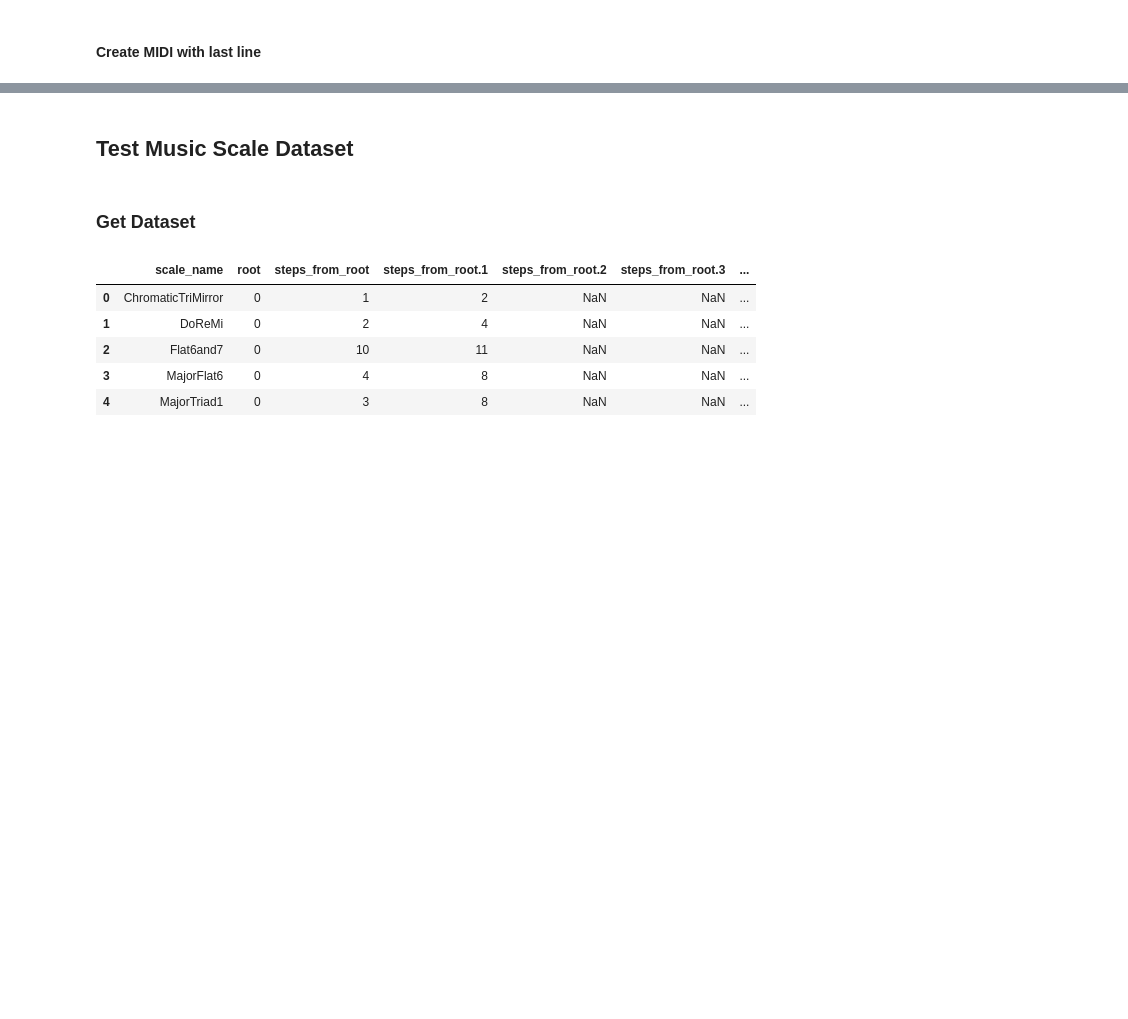
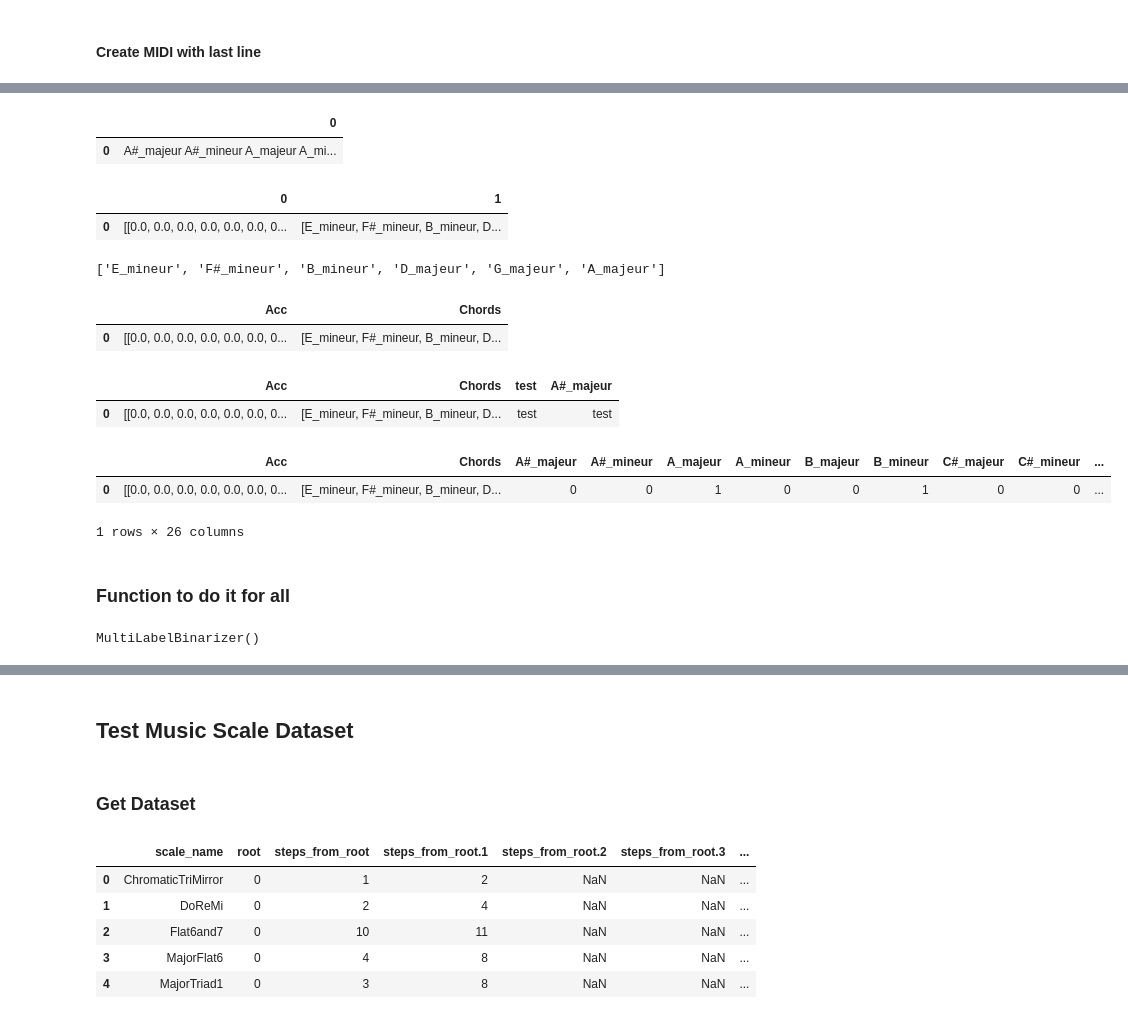
Before and after one commit to KarlVoncq/MIDIComposingAI, a Jupyter notebook: notebooks/dianehb_notebook.ipynb, the cells around one changed output, grey strips where cells are left out. Drawn from its saved outputs; the diff is of its cells as text; code cells hidden in the pictures; blank space fills up the shorter version.

```diff
--- a/notebooks/dianehb_notebook.ipynb
+++ b/notebooks/dianehb_notebook.ipynb
@@ -165,0 +345,8 @@ cello_c_chord.write('raw_data/guitar-test2-chord.mid')
+# %%
+chords = [key for key, value in chords_dict.items() if set(value).issubset(pitches)]
+
+# for key, value in chords_dict.items():
+#     if set(value).issubset(pitches):
+#         chords.append(key)
+
+# https://stackoverflow.com/questions/3847386/how-to-test-if-a-list-contains-another-list
@@ -165,0 +375,3 @@ cello_c_chord.write('raw_data/guitar-test2-chord.mid')
+# %%
+# Iterating for all X_train
+test = [[X_train[0], chords]]
@@ -165,0 +382,16 @@ cello_c_chord.write('raw_data/guitar-test2-chord.mid')
+# %%
+df
+# %% [output]
+|  | 0 |
+| 0 | A#_majeur A#_mineur A_majeur A_mi... |
+# %%
+df = pd.DataFrame(test, columns=['Acc', 'Chords'])
+# %%
+df
+# %% [output]
+|  | 0 | 1 |
+| 0 | [[0.0, 0.0, 0.0, 0.0, 0.0, 0.0, 0... | [E_mineur, F#_mineur, B_mineur, D... |
+# %%
+test[1]
+# %% [output]
+['E_mineur', 'F#_mineur', 'B_mineur', 'D_majeur', 'G_majeur', 'A_majeur']
@@ -165,0 +400,35 @@ cello_c_chord.write('raw_data/guitar-test2-chord.mid')
+# %%
+df
+# %% [output]
+|  | Acc | Chords |
+| 0 | [[0.0, 0.0, 0.0, 0.0, 0.0, 0.0, 0... | [E_mineur, F#_mineur, B_mineur, D... |
+# %%
+df['A#_majeur'] = 'test'
+df['A#_mineur'] = 'test'
+df['A_majeur'] = 'test'
+df['A_mineur'] = 'test'
+df['B_majeur'] = 'test'
+df['B_mineur'] = 'test'
+df['C#_majeur'] = 'test'
+df['C#_mineur'] = 'test'
+df['C_majeur'] = 'test'
+df['C_mineur'] = 'test'
+df['D#_majeur'] = 'test'
+df['D#_mineur'] = 'test'
+df['D_majeur'] = 'test'
+df['D_mineur'] = 'test'
+df['E_majeur'] = 'test'
+df['E_mineur'] = 'test'
+df['F#_majeur'] = 'test'
+df['F#_mineur'] = 'test'
+df['F_majeur'] = 'test'
+df['F_mineur'] = 'test'
+df['G#_majeur'] = 'test'
+df['G#_mineur'] = 'test'
+df['G_majeur'] = 'test'
+df['G_mineur'] = 'test'
+# %%
+df
+# %% [output]
+|  | Acc | Chords | test | A#_majeur |
+| 0 | [[0.0, 0.0, 0.0, 0.0, 0.0, 0.0, 0... | [E_mineur, F#_mineur, B_mineur, D... | test | test |
@@ -165,0 +437,13 @@ cello_c_chord.write('raw_data/guitar-test2-chord.mid')
+# %%
+df
+# %% [output]
+|  | Acc | Chords | A#_majeur | A#_mineur | A_majeur | A_mineur | B_majeur | B_mineur | C#_majeur | C#_mineur | ... |
+| 0 | [[0.0, 0.0, 0.0, 0.0, 0.0, 0.0, 0... | [E_mineur, F#_mineur, B_mineur, D... | 0 | 0 | 1 | 0 | 0 | 1 | 0 | 0 | ... |
+1 rows × 26 columns
+# %% [markdown]
+### Function to do it for all
+# %%
+mlb = MultiLabelBinarizer()
+mlb.fit([chords_dict.keys()])
+# %% [output]
+MultiLabelBinarizer()
```
Also changed, not shown: parts of 84 cells of this notebook.
